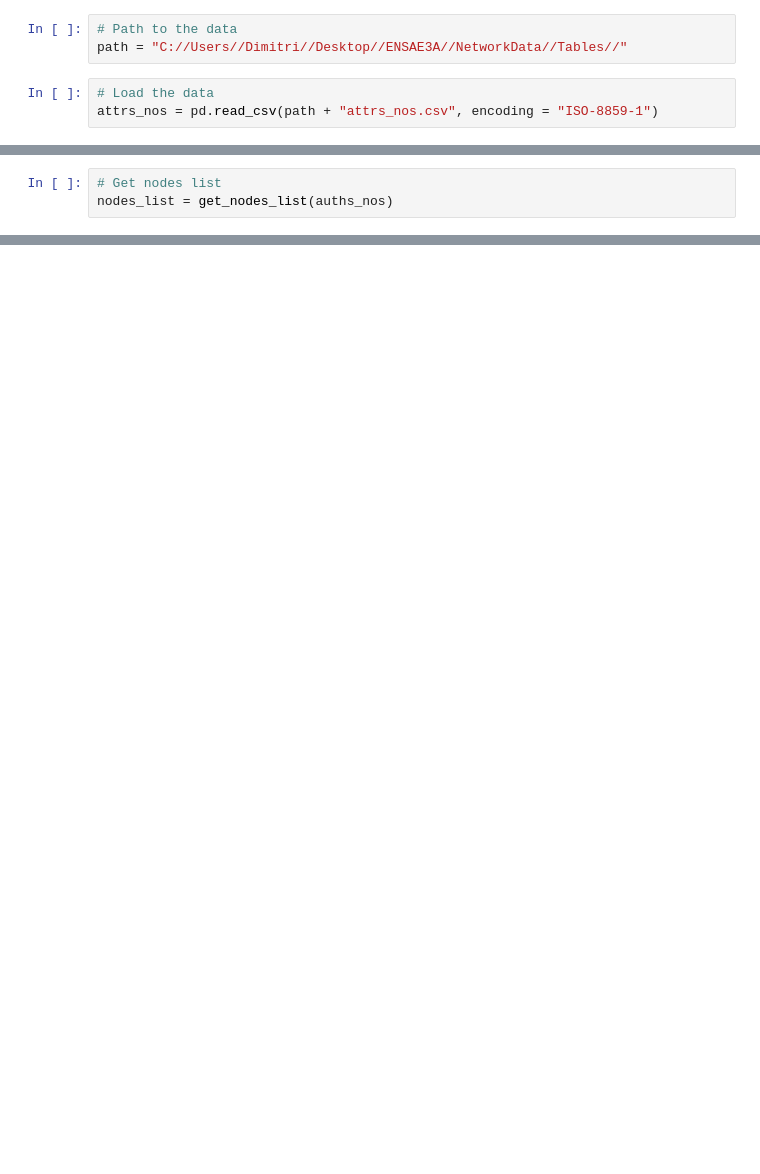
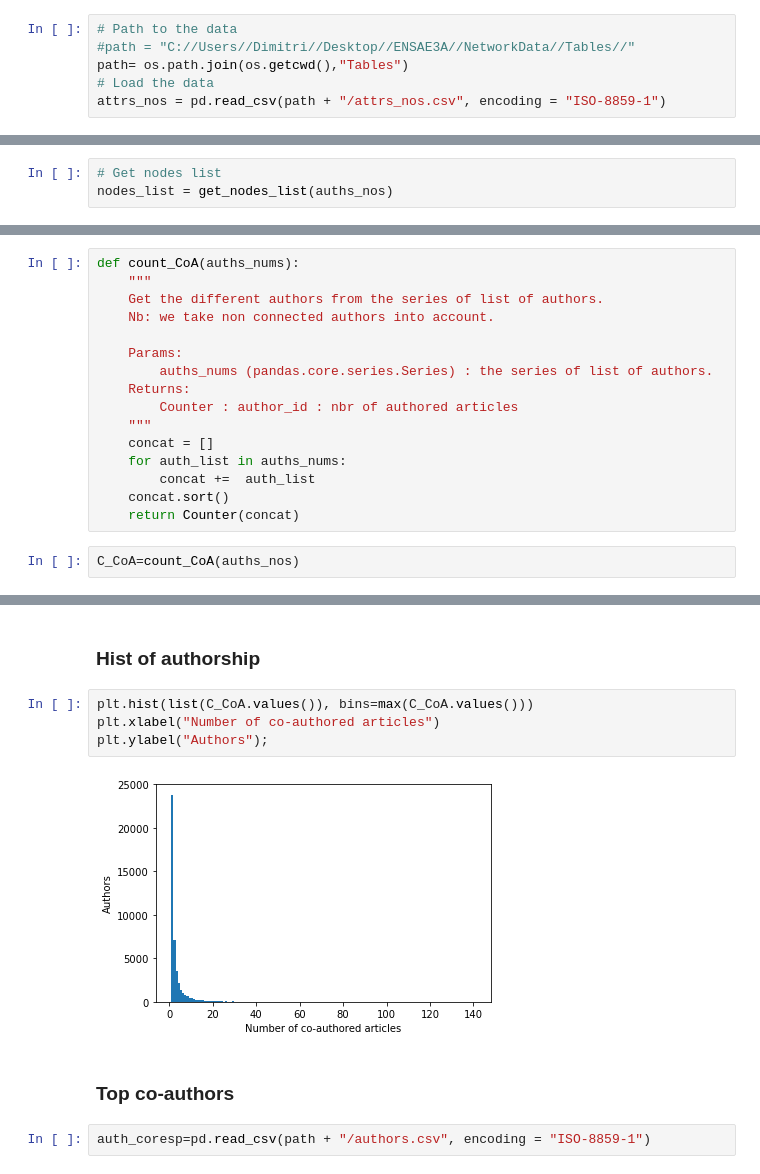
Before and after one commit to BoucheDimitri/CitationsNetwork, a Jupyter notebook: AuthorsGraph.ipynb, the cells around one changed output, grey strips where cells are left out. Saved outputs shown, nothing was run; the diff lists cells and outputs as text; blank space fills up the shorter version.

Commit message:
added desc stat to AuthorsGraph + clean

```diff
--- a/AuthorsGraph.ipynb
+++ b/AuthorsGraph.ipynb
@@ -8,8 +30,8 @@ import matplotlib.pyplot as plt
 # %%
 # Path to the data
-path = "C://Users//Dimitri//Desktop//ENSAE3A//NetworkData//Tables//"
+#path = "C://Users//Dimitri//Desktop//ENSAE3A//NetworkData//Tables//"
+path= os.path.join(os.getcwd(),"Tables")
+# Load the data
+attrs_nos = pd.read_csv(path + "/attrs_nos.csv", encoding = "ISO-8859-1")
-# %%
-# Load the data
-attrs_nos = pd.read_csv(path + "attrs_nos.csv", encoding = "ISO-8859-1")
 # %%
 # Print the data
@@ -157,0 +216,18 @@ print(adjacency_matrix)
+# %%
+def count_CoA(auths_nums):
+    """
+    Get the different authors from the series of list of authors.
+    Nb: we take non connected authors into account.
+
+    Params:
+        auths_nums (pandas.core.series.Series) : the series of list of authors.
+    Returns:
+        Counter : author_id : nbr of authored articles
+    """
+    concat = []
+    for auth_list in auths_nums:
+        concat +=  auth_list
+    concat.sort()
+    return Counter(concat)
+# %%
+C_CoA=count_CoA(auths_nos)
@@ -157,0 +267,12 @@ print(adjacency_matrix)
+# %% [markdown]
+### Hist of authorship
+# %%
+plt.hist(list(C_CoA.values()), bins=max(C_CoA.values()))
+plt.xlabel("Number of co-authored articles")
+plt.ylabel("Authors");
+# %% [output]
+[figure, added]
+# %% [markdown]
+### Top co-authors
+# %%
+auth_coresp=pd.read_csv(path + "/authors.csv", encoding = "ISO-8859-1")
```
Also changed, not shown: parts of 33 cells of this notebook, 5 other files.
